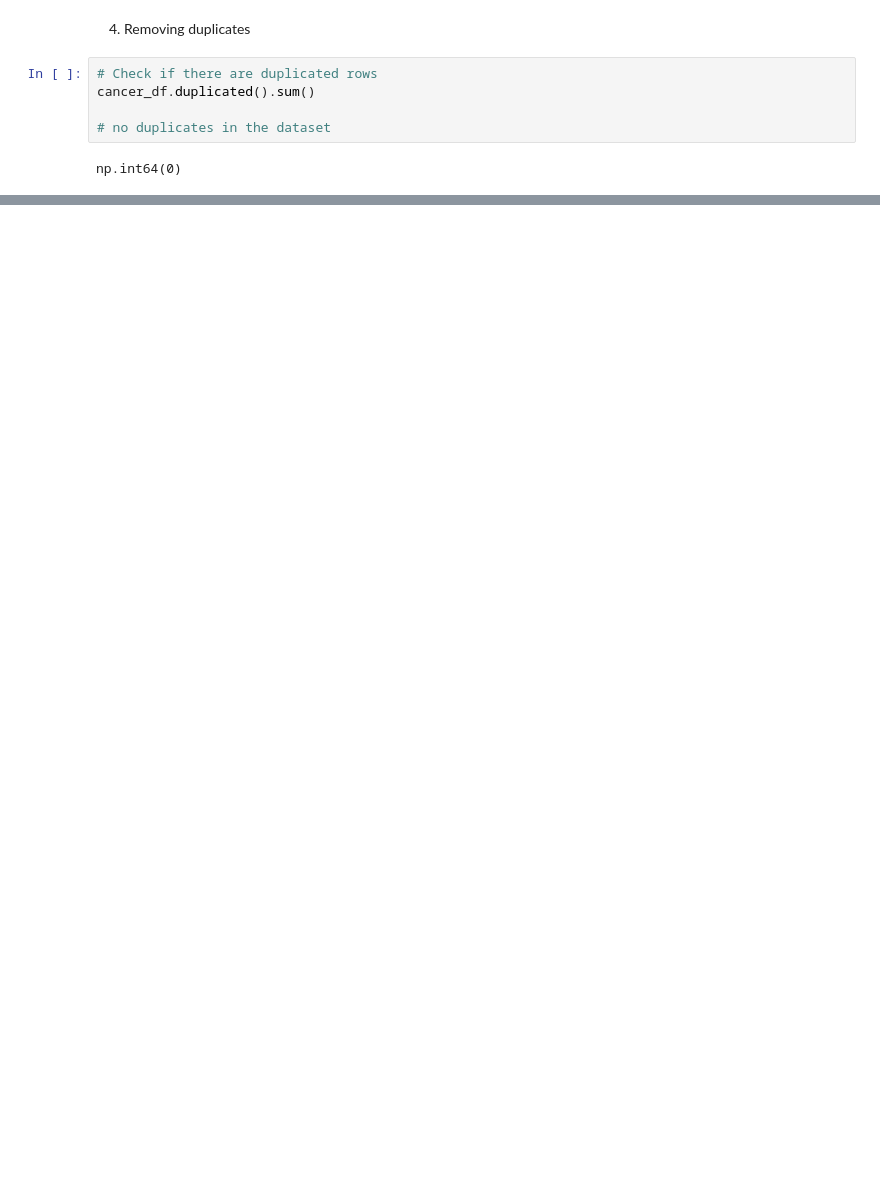
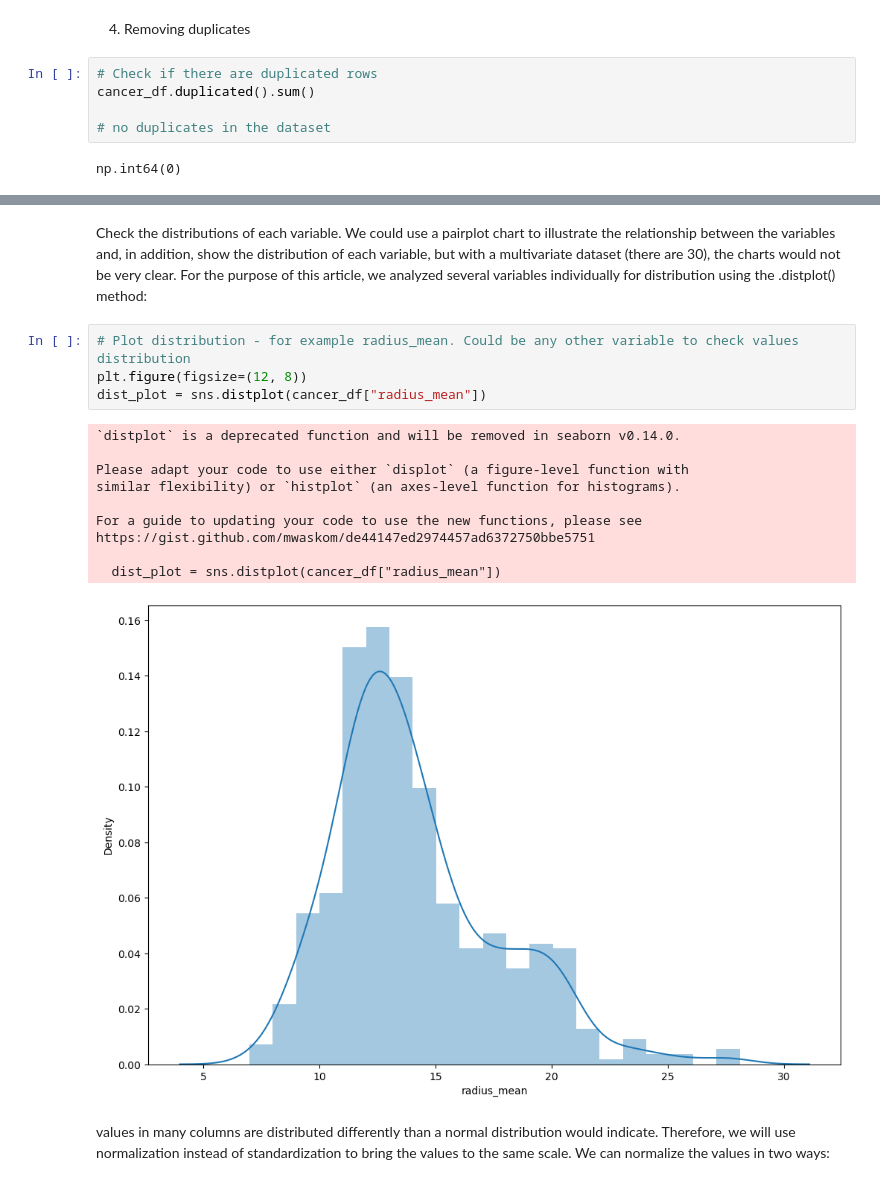
Before and after one commit to UrosVukmanovic/Data_Science_Coders_Lab, a Jupyter notebook: ML/prework/MAL Prework - downloadable files/scikit-learn_model_data_preparation.ipynb, the cells around one changed output, grey strips where cells are left out. Drawn from its saved outputs; the diff is of its cells as text; blank space fills up the shorter version.

```diff
--- a/ML/prework/MAL Prework - downloadable files/scikit-learn_model_data_preparation.ipynb
+++ b/ML/prework/MAL Prework - downloadable files/scikit-learn_model_data_preparation.ipynb
@@ -188,0 +312,19 @@ np.int64(0)
+# %% [markdown]
+Check the distributions of each variable. We could use a pairplot chart to illustrate the relationship between the variables and, in addition, show the distribution of each variable, but with a multivariate dataset (there are 30), the charts would not be very clear. For the purpose of this article, we analyzed several variables individually for distribution using the .distplot() method:
+# %%
+# Plot distribution - for example radius_mean. Could be any other variable to check values distribution
+plt.figure(figsize=(12, 8))
+dist_plot = sns.distplot(cancer_df["radius_mean"])
+# %% [output]
+`distplot` is a deprecated function and will be removed in seaborn v0.14.0.
+
+Please adapt your code to use either `displot` (a figure-level function with
+similar flexibility) or `histplot` (an axes-level function for histograms).
+
+For a guide to updating your code to use the new functions, please see
+https://gist.github.com/mwaskom/de44147ed2974457ad6372750bbe5751
+
+  dist_plot = sns.distplot(cancer_df["radius_mean"])
+[figure, added]
+# %% [markdown]
+values in many columns are distributed differently than a normal distribution would indicate. Therefore, we will use normalization instead of standardization to bring the values to the same scale. We can normalize the values in two ways:
```
Also changed, not shown: parts of 25 cells of this notebook.
